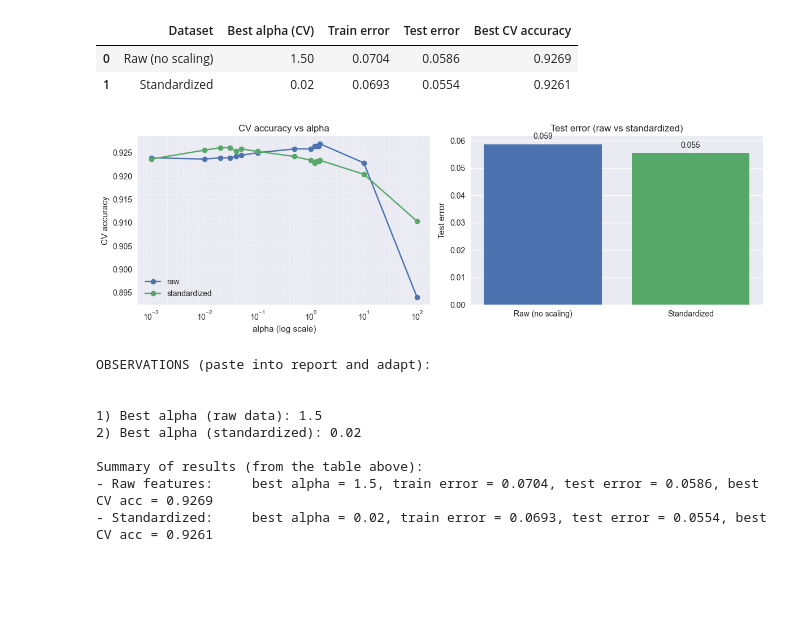
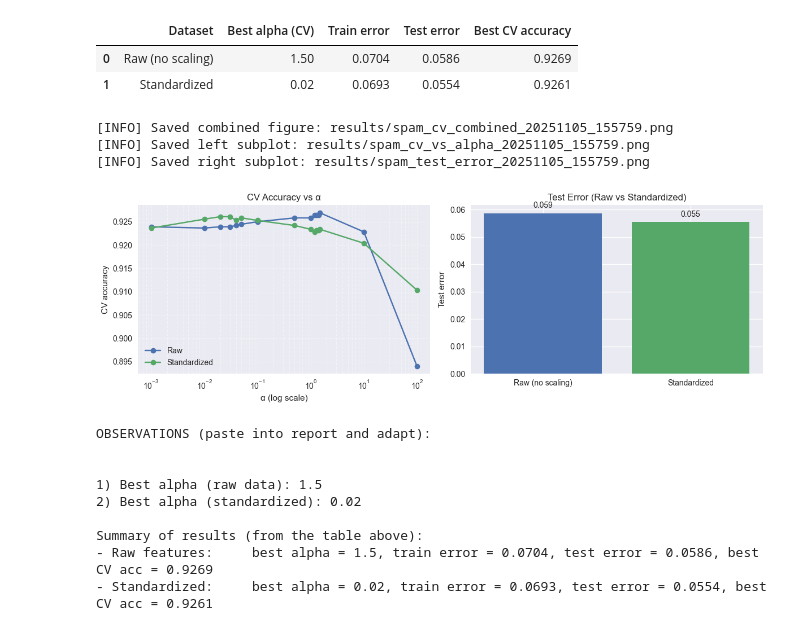
Before and after one commit to vamasoni/Mini_ML_Library, a Jupyter notebook: problem03.ipynb, the cells around one changed output. Cells and saved outputs as stored; diff of their text form; code cells hidden in the pictures; blank space fills up the shorter version.

```diff
--- a/problem03.ipynb
+++ b/problem03.ipynb
@@ -157,34 +157,67 @@ table_display
 | 0 | Raw (no scaling) | 1.50 | 0.0704 | 0.0586 | 0.9269 |
 | 1 | Standardized | 0.02 | 0.0693 | 0.0554 | 0.9261 |
 # %%
-# cell 6: plots
-fig, ax = plt.subplots(1,2, figsize=(12,4))
+# cell 6: plots and save separately
+import os
+from datetime import datetime
+import matplotlib.pyplot as plt
 
-# left: CV accuracy vs alpha
+# Create output folder
+os.makedirs("results", exist_ok=True)
+timestamp = datetime.now().strftime("%Y%m%d_%H%M%S")
+
+# ---- Create the subplots ----
+fig, ax = plt.subplots(1, 2, figsize=(12, 4))
+
+# --- Left: CV accuracy vs alpha ---
 ax0 = ax[0]
-ax0.plot(cv_raw_df['alpha'], cv_raw_df['cv_acc'], marker='o', label='raw')
-ax0.plot(cv_std_df['alpha'], cv_std_df['cv_acc'], marker='o', label='standardized')
+ax0.plot(cv_raw_df['alpha'], cv_raw_df['cv_acc'], marker='o', label='Raw')
+ax0.plot(cv_std_df['alpha'], cv_std_df['cv_acc'], marker='o', label='Standardized')
 ax0.set_xscale('log')
-ax0.set_xlabel('alpha (log scale)')
+ax0.set_xlabel('α (log scale)')
 ax0.set_ylabel('CV accuracy')
-ax0.set_title('CV accuracy vs alpha')
+ax0.set_title('CV Accuracy vs α')
 ax0.legend()
 ax0.grid(True, which='both', ls='--', alpha=0.4)
 
-# right: bar chart of test errors
+# --- Right: bar chart of test errors ---
 ax1 = ax[1]
 datasets = table['Dataset']
 errors = [test_err_raw, test_err_std]
-ax1.bar(datasets, errors, color=['#4c72b0','#55a868'])
+ax1.bar(datasets, errors, color=['#4c72b0', '#55a868'])
 ax1.set_ylabel('Test error')
-ax1.set_title('Test error (raw vs standardized)')
-for i,v in enumerate(errors):
+ax1.set_title('Test Error (Raw vs Standardized)')
+for i, v in enumerate(errors):
     ax1.text(i, v + 0.002, f"{v:.3f}", ha='center')
 
 plt.tight_layout()
+
+# ---- Save full figure ----
+full_path = f"results/spam_cv_combined_{timestamp}.png"
+plt.savefig(full_path, dpi=300, bbox_inches='tight')
+print(f"[INFO] Saved combined figure: {full_path}")
+
+# ---- Save each subplot separately ----
+# Option 1: Use fig.savefig with bbox for each axis
+left_path = f"results/spam_cv_vs_alpha_{timestamp}.png"
+right_path = f"results/spam_test_error_{timestamp}.png"
+
+# Save left plot
+extent0 = ax0.get_window_extent().transformed(fig.dpi_scale_trans.inverted())
+fig.savefig(left_path, bbox_inches=extent0, dpi=300)
+print(f"[INFO] Saved left subplot: {left_path}")
+
+# Save right plot
+extent1 = ax1.get_window_extent().transformed(fig.dpi_scale_trans.inverted())
+fig.savefig(right_path, bbox_inches=extent1, dpi=300)
+print(f"[INFO] Saved right subplot: {right_path}")
+
 plt.show()
 # %% [output]
+[INFO] Saved combined figure: results/spam_cv_combined_20251105_155759.png
+[INFO] Saved left subplot: results/spam_cv_vs_alpha_20251105_155759.png
+[INFO] Saved right subplot: results/spam_test_error_20251105_155759.png
-[figure, old version]
+[figure, new version]
 # %%
 # cell 7: observation template (edit after running)
 
```
Also changed, not shown: 9 other files.
